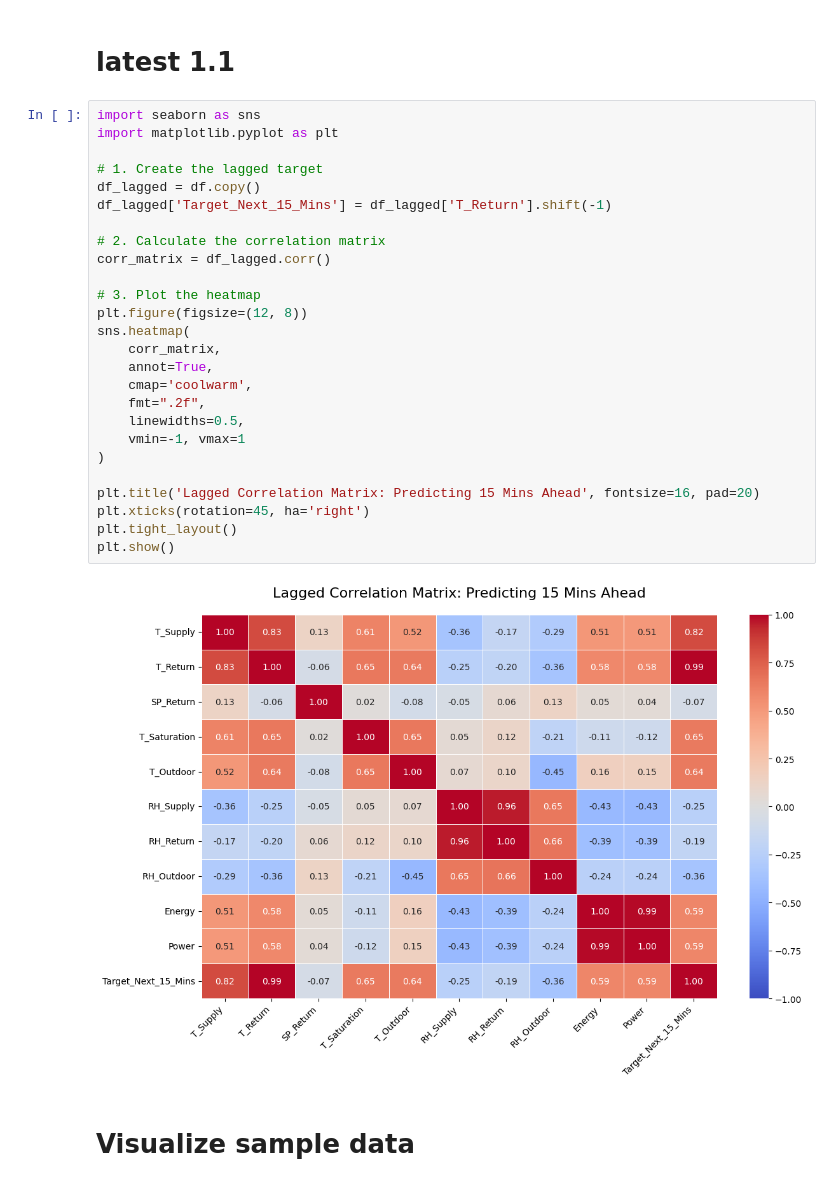
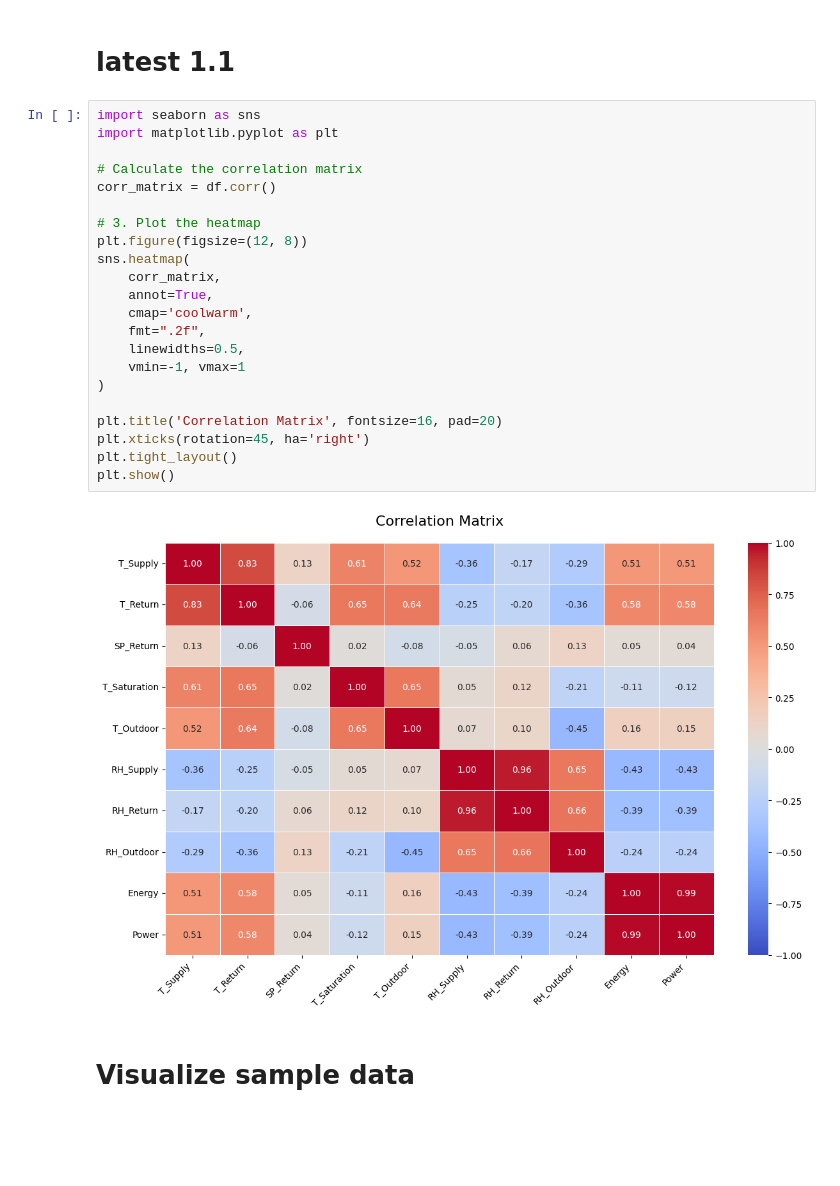
Before and after one commit to ha2ardbunny/Hybrid-Deep-Learning-DRL-Data-Center-Thermal-Management, a Jupyter notebook: CNN_LSTM_univariate_multistep_output_github_2023.ipynb, the cells around one changed output. Saved outputs shown, nothing was run; the diff lists cells and outputs as text; blank space fills up the shorter version.

Commit message:
Remove lagged correlation

```diff
--- a/CNN_LSTM_univariate_multistep_output_github_2023.ipynb
+++ b/CNN_LSTM_univariate_multistep_output_github_2023.ipynb
@@ -162,31 +162,27 @@ dtype: int64
 # %%
 import seaborn as sns
 import matplotlib.pyplot as plt
 
-# 1. Create the lagged target
-df_lagged = df.copy()
-df_lagged['Target_Next_15_Mins'] = df_lagged['T_Return'].shift(-1)
-
-# 2. Calculate the correlation matrix
-corr_matrix = df_lagged.corr()
+# Calculate the correlation matrix
+corr_matrix = df.corr()
 
 # 3. Plot the heatmap
 plt.figure(figsize=(12, 8))
 sns.heatmap(
     corr_matrix,
     annot=True,
     cmap='coolwarm',
     fmt=".2f",
     linewidths=0.5,
     vmin=-1, vmax=1
 )
 
-plt.title('Lagged Correlation Matrix: Predicting 15 Mins Ahead', fontsize=16, pad=20)
+plt.title('Correlation Matrix', fontsize=16, pad=20)
 plt.xticks(rotation=45, ha='right')
 plt.tight_layout()
 plt.show()
 # %% [output]
-[figure, old version]
+[figure, new version]
 # %% [markdown]
 # Visualize sample data
 # %% [markdown]
```
Also changed, not shown: parts of 1 cell of this notebook.
